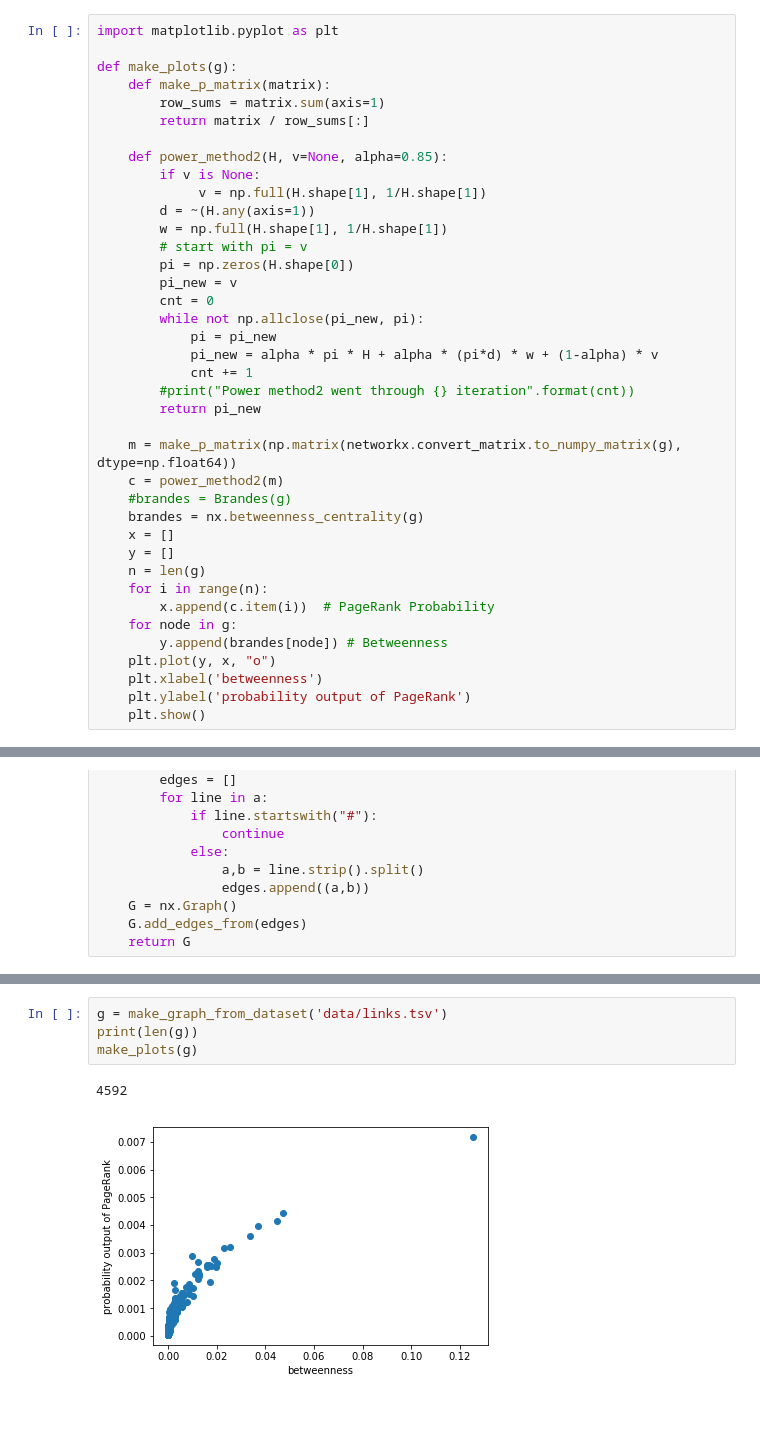
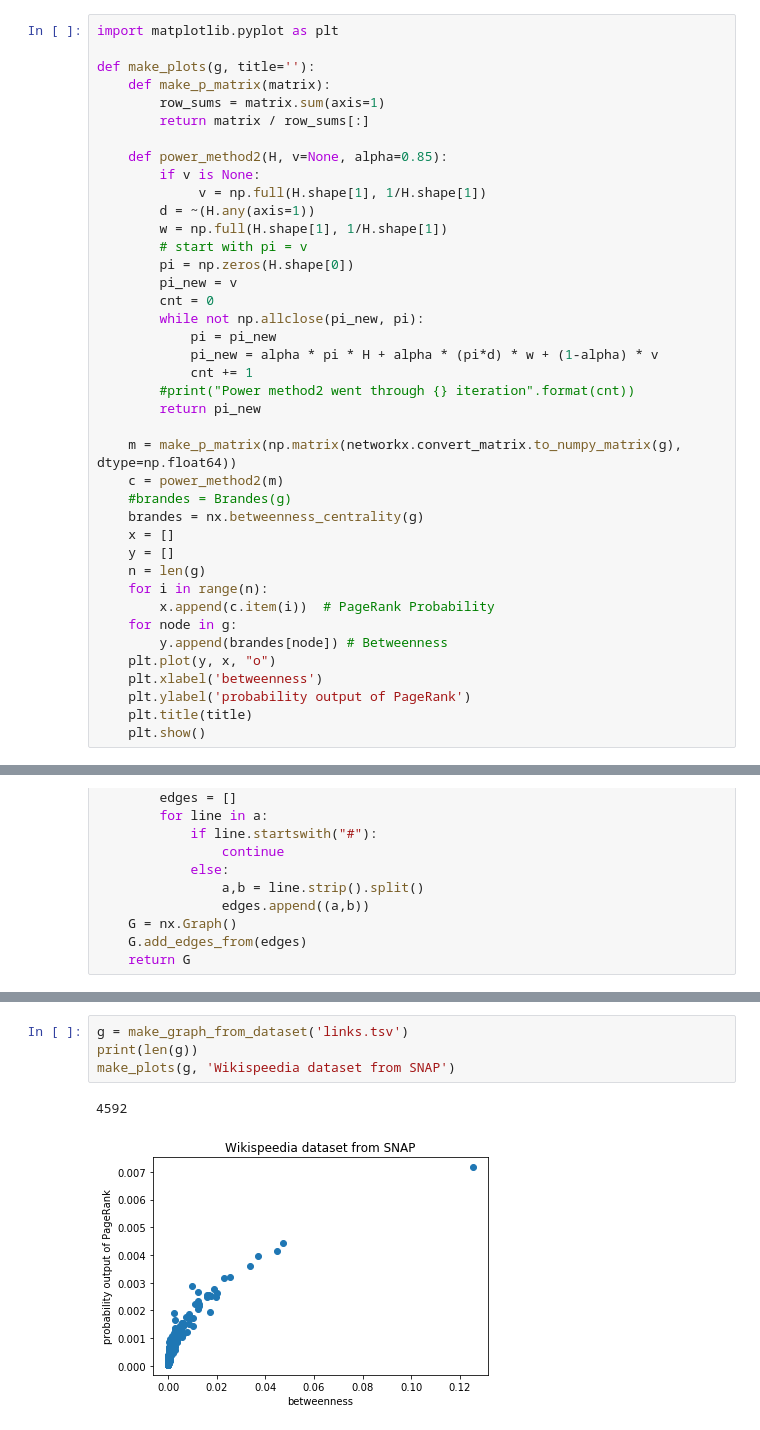
Before and after one commit to Complexity-OutRanked/PageRank, a Jupyter notebook: code/WebExperiment.ipynb, the cells around one changed output, grey strips where cells are left out. Drawn from its saved outputs; the diff is of its cells as text.

```diff
--- a/code/WebExperiment.ipynb
+++ b/code/WebExperiment.ipynb
@@ -167,7 +167,7 @@ plt.show()
 # %%
 import matplotlib.pyplot as plt
 
-def make_plots(g):
+def make_plots(g, title=''):
     def make_p_matrix(matrix):
         row_sums = matrix.sum(axis=1)
         return matrix / row_sums[:]
@@ -202,6 +202,7 @@ def make_plots(g):
     plt.plot(y, x, "o")
     plt.xlabel('betweenness')
     plt.ylabel('probability output of PageRank')
+    plt.title(title)
     plt.show()
 # %%
 n = 400
@@ -253,7 +252,7 @@ make_plots(g)
 # %%
-g = make_graph_from_dataset('data/links.tsv')
+g = make_graph_from_dataset('links.tsv')
 print(len(g))
-make_plots(g)
+make_plots(g, 'Wikispeedia dataset from SNAP')
 # %% [output]
 4592
-[figure, old version]
+[figure, new version]
```
Also changed, not shown: parts of 7 cells of this notebook, 1 other file.
